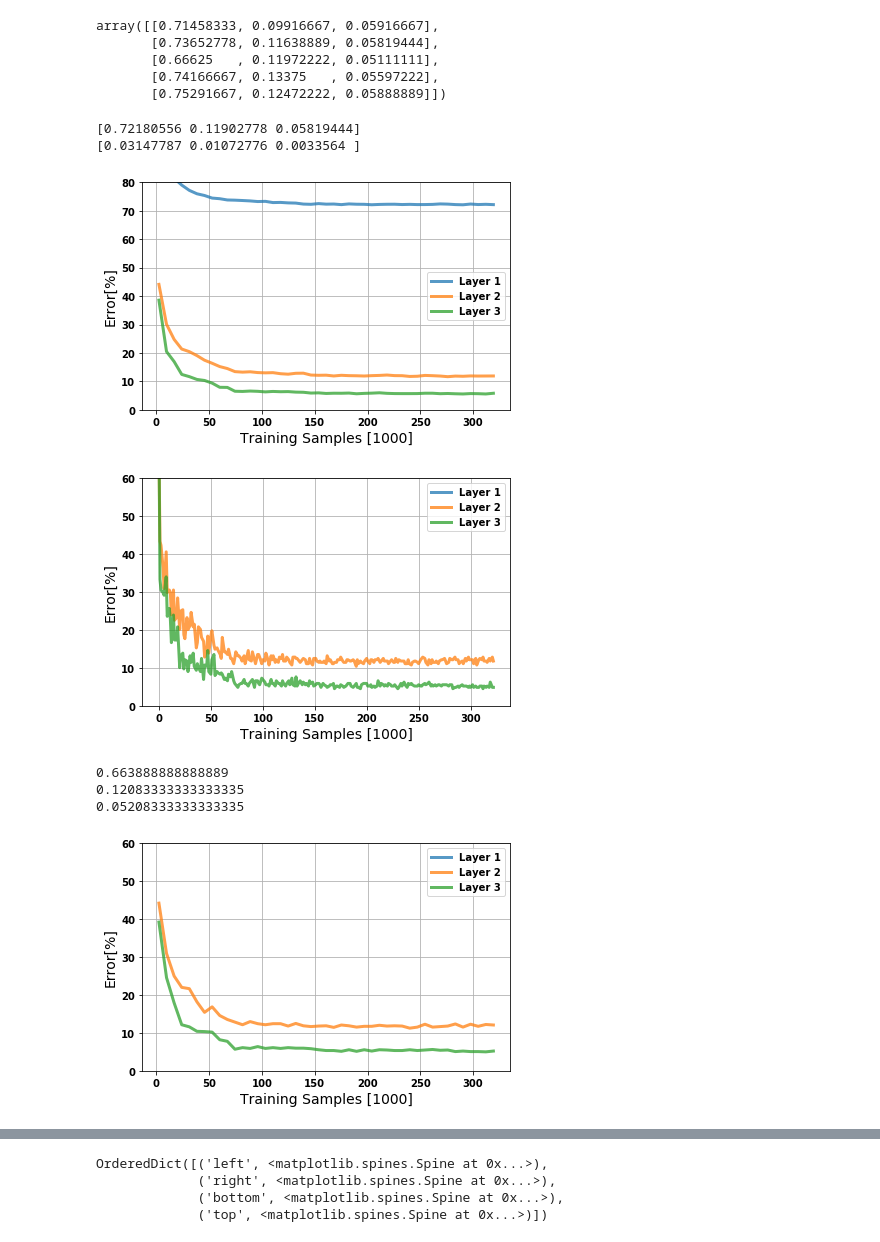
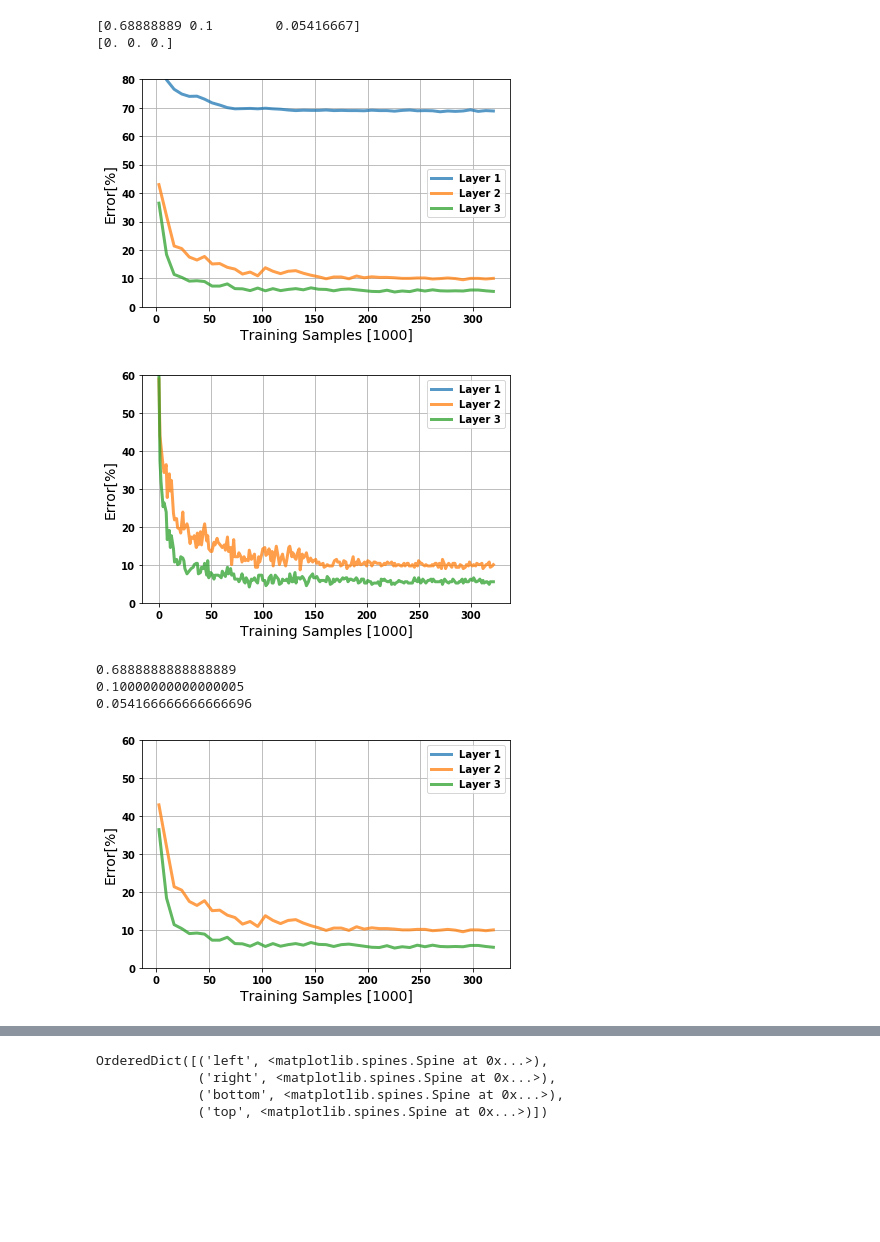
Before and after one commit to nmi-lab/dcll, a Jupyter notebook: notebooks/plot_dvs_gestures.ipynb, the cells around one changed output, grey strips where cells are left out. Saved outputs shown, nothing was run; the diff lists cells and outputs as text; code cells hidden in the pictures; blank space fills up the shorter version.

Commit message:
final results for dvsgestures

```diff
--- a/notebooks/plot_dvs_gestures.ipynb
+++ b/notebooks/plot_dvs_gestures.ipynb
@@ -47,71 +48,54 @@ def convergence_multiple(dirs, Nlayers=3):
             pl[k].append(ym)
     return res, np.array(xm), np.array(pl)
 # %%
-samples_dir = '../samples/'
-Nlayers = 3
-#directory = "Results/105__08-10-2018/"
-#directory = "Results/104__04-10-2018/"
-#directory = samples_dir+"Results/101__02-10-2018/"
-##Best:
-#directory = samples_dir+"Results/156__05-11-2018/"
-directory = samples_dir+"Results_dvsgestures/023__19-11-2018/"
-args = np.load(directory+"args.pkl")
-testepochs = np.arange(0,args.epochs,args.testinterval, dtype='int')
-n_iter_test = 1800
+directory = "../Paper_results/dvsgestures/"
+args = np.load(os.path.join(directory,"args.pkl"))
+testepochs = np.arange(0,args['epochs'],args['testinterval'], dtype='int')
+n_iter_test = args['n_iters_test']
 iter_test = np.arange(1,n_iter_test+20,20)
 Ntests = len(testepochs)
-acc_test = np.load(directory+"acc_test.npy")[:Ntests]
+acc_test = np.load(os.path.join(directory,"acc_test.npy"))[:Ntests]
+Nlayers = acc_test.shape[-1]
 
 N = 288
 
-bs = [args.batchsize for i in range(N//args.batchsize)]
-if (N%args.batchsize)>0:
-    bs.append(N%args.batchsize)
+bs = [args['batchsize'] for i in range(N//args['batchsize'])]
+if (N%args['batchsize'])>0:
+    bs.append(N%args['batchsize'])
 
 weights = np.array(bs)/N
 weighted_acc = np.zeros([Ntests,Nlayers],dtype='float')
 for i in range(Nlayers):
     weighted_acc[:,i] = (acc_test[:,:,i]*weights).sum(axis=1)
-# %%
-res
-# %% [output]
-array([[0.71458333, 0.09916667, 0.05916667],
-       [0.73652778, 0.11638889, 0.05819444],
-       [0.66625   , 0.11972222, 0.05111111],
-       [0.74166667, 0.13375   , 0.05597222],
-       [0.75291667, 0.12472222, 0.05888889]])
 # %%
-samples_dir = '../samples/'
-dirs = [samples_dir+'Results_dvsgestures/020__18-11-2018/',
-        samples_dir+'Results_dvsgestures/021__19-11-2018/',
-        samples_dir+'Results_dvsgestures/023__19-11-2018/',
-        samples_dir+'Results_dvsgestures/024__20-11-2018/',
-        samples_dir+'Results_dvsgestures/025__20-11-2018/']
+
+dirs = [directory]
+
 res, xm, ym = convergence_multiple(dirs)
 print(res.mean(0))
 print(res.std(0))
 fig = figure(figsize=(6,4))
 ax = subplot(111)
 for l in range(3):
     ax.plot(xm, 100*ym.mean(axis=0)[l,:], linewidth=3, alpha=.75, label = 'Layer {}'.format(l+1))
 
 ax.set_yticks(np.arange(0,101,10))
 ax.grid()
 legend()
 ax.set_ylabel('Error[%]')
 ax.set_xlabel('Training Samples [1000]')
 ax.set_ylim([0,80])
 tight_layout()
-savefig(directory+'convergence_dvs_gestures_small.png', dpi=300, frameon=False)
+savefig(os.path.join(directory,'convergence_dvs_gestures_small.png'), dpi=300, frameon=False)
 # %% [output]
-[0.72180556 0.11902778 0.05819444]
-[0.03147787 0.01072776 0.0033564 ]
+[0.68888889 0.1        0.05416667]
+[0. 0. 0.]
-[figure, old version]
+[figure, new version]
 # %%
 fig = figure()
 ax = subplot(111)
 for l in range(Nlayers):
-    ax.plot(testepochs*args.batchsize//1000, (1-weighted_acc[:,l])*100, linewidth=3, alpha=.75, label = 'Layer {}'.format(l+1))
+    ax.plot(testepochs*args['batchsize']//1000, (1-weighted_acc[:,l])*100, linewidth=3, alpha=.75, label = 'Layer {}'.format(l+1))
 ax.set_yticks(np.arange(0,100*1.1,100*0.1))
 ax.grid()
 legend()
@@ -119,14 +103,14 @@ ax.set_ylabel('Error[%]')
 ax.set_xlabel('Training Samples [1000]')
 ax.set_ylim([0,60])
 tight_layout()
-savefig(directory+'convergence_dvs_gestures.png', dpi=300, frameon=False)
+savefig(os.path.join(directory,'convergence_dvs_gestures.png'), dpi=300, frameon=False)
 # %% [output]
-[figure, old version]
+[figure, new version]
 # %%
 fig = figure(figsize=(6,4))
 ax = subplot(111)
 for l in range(Nlayers):
-    x = testepochs*args.batchsize//1000
+    x = testepochs*args['batchsize']//1000
     y = 1-weighted_acc[:,l]
     xm = x.reshape(-1,5).mean(axis=1)
     ym = y.reshape(-1,5).mean(axis=1)
@@ -139,12 +123,12 @@ ax.set_ylabel('Error[%]')
 ax.set_xlabel('Training Samples [1000]')
 ax.set_ylim([0,60])
 tight_layout()
-savefig(directory+'convergence_dvs_gestures_small.png', dpi=300, frameon=False)
+savefig(os.path.join(directory,'convergence_dvs_gestures_small.png'), dpi=300, frameon=False)
 # %% [output]
-0.663888888888889
-0.12083333333333335
-0.05208333333333335
+0.6888888888888889
+0.10000000000000005
+0.054166666666666696
-[figure, old version]
+[figure, new version]
 # %%
 fig = figure(figsize=(5,4))
 ax = subplot(111)
```
Also changed, not shown: parts of 13 cells of this notebook, 10 other files.
